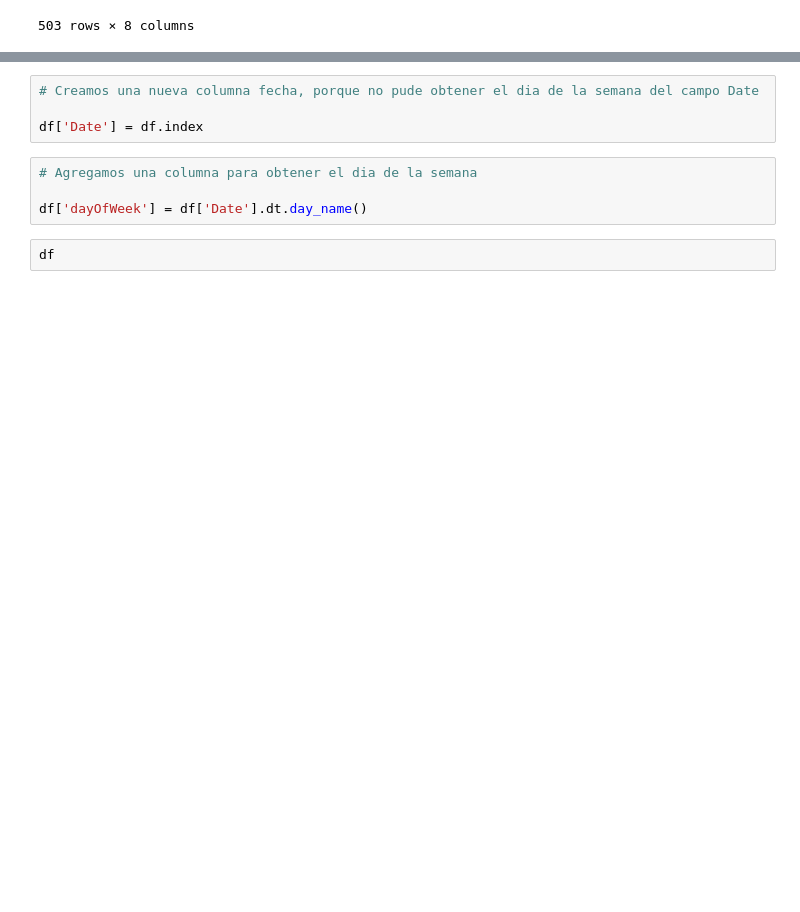
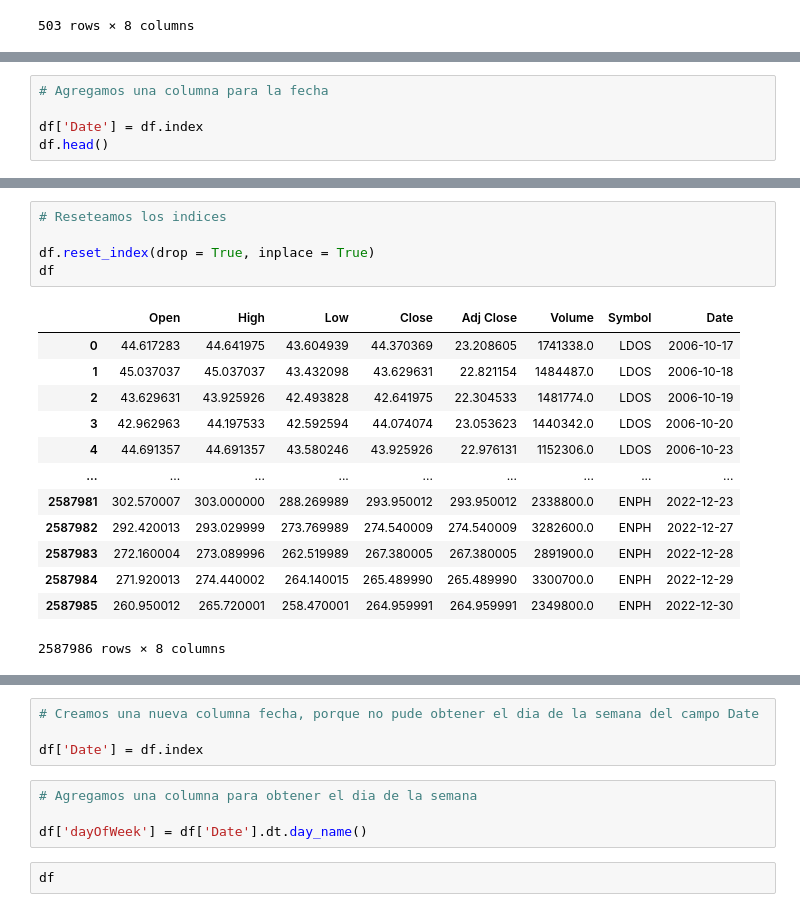
Before and after one commit to Ezemettler/PI2-DA, a Jupyter notebook: EDA_PI2DA.ipynb, the cells around one changed output, grey strips where cells are left out. Drawn from its saved outputs; the diff is of its cells as text; blank space fills up the shorter version.

```diff
--- a/EDA_PI2DA.ipynb
+++ b/EDA_PI2DA.ipynb
@@ -101,0 +145,5 @@ df
+# %%
+# Agregamos una columna para la fecha
+
+df['Date'] = df.index
+df.head()
@@ -101,0 +158,19 @@ df
+# %%
+# Reseteamos los indices
+
+df.reset_index(drop = True, inplace = True)
+df
+# %% [output]
+|  | Open | High | Low | Close | Adj Close | Volume | Symbol | Date |
+| 0 | 44.617283 | 44.641975 | 43.604939 | 44.370369 | 23.208605 | 1741338.0 | LDOS | 2006-10-17 |
+| 1 | 45.037037 | 45.037037 | 43.432098 | 43.629631 | 22.821154 | 1484487.0 | LDOS | 2006-10-18 |
+| 2 | 43.629631 | 43.925926 | 42.493828 | 42.641975 | 22.304533 | 1481774.0 | LDOS | 2006-10-19 |
+| 3 | 42.962963 | 44.197533 | 42.592594 | 44.074074 | 23.053623 | 1440342.0 | LDOS | 2006-10-20 |
+| 4 | 44.691357 | 44.691357 | 43.580246 | 43.925926 | 22.976131 | 1152306.0 | LDOS | 2006-10-23 |
+| ... | ... | ... | ... | ... | ... | ... | ... | ... |
+| 2587981 | 302.570007 | 303.000000 | 288.269989 | 293.950012 | 293.950012 | 2338800.0 | ENPH | 2022-12-23 |
+| 2587982 | 292.420013 | 293.029999 | 273.769989 | 274.540009 | 274.540009 | 3282600.0 | ENPH | 2022-12-27 |
+| 2587983 | 272.160004 | 273.089996 | 262.519989 | 267.380005 | 267.380005 | 2891900.0 | ENPH | 2022-12-28 |
+| 2587984 | 271.920013 | 274.440002 | 264.140015 | 265.489990 | 265.489990 | 3300700.0 | ENPH | 2022-12-29 |
+| 2587985 | 260.950012 | 265.720001 | 258.470001 | 264.959991 | 264.959991 | 2349800.0 | ENPH | 2022-12-30 |
+2587986 rows × 8 columns
```
Also changed, not shown: parts of 17 cells of this notebook.
